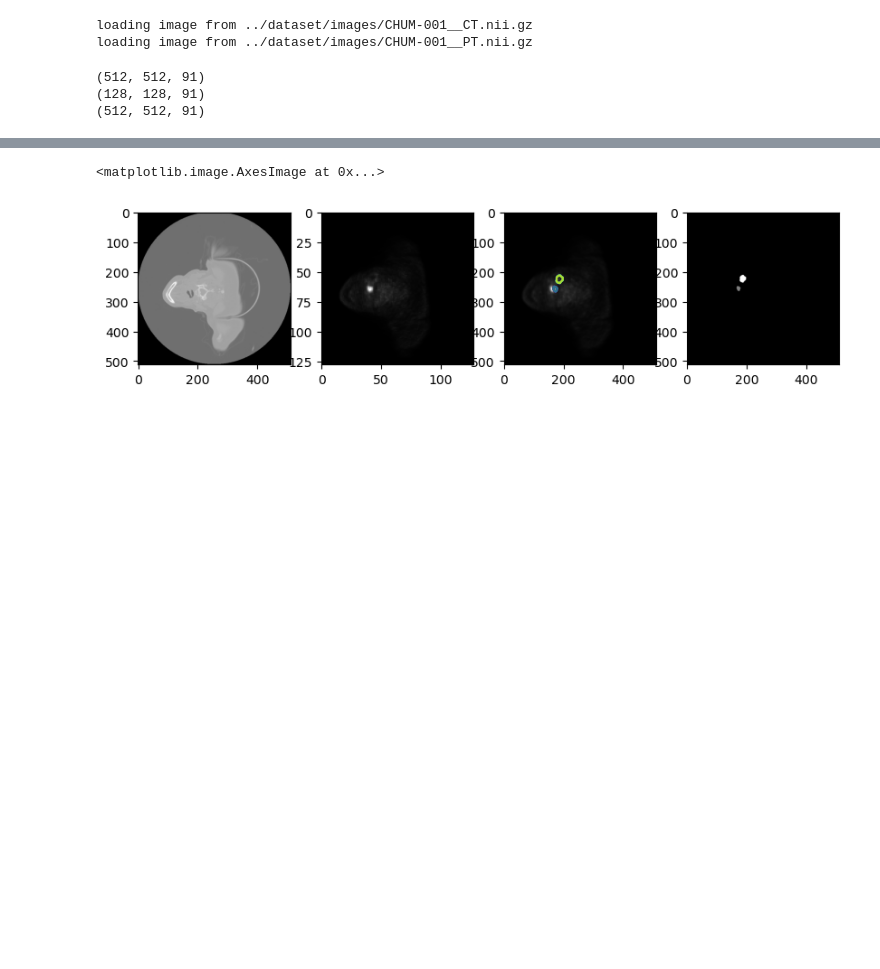
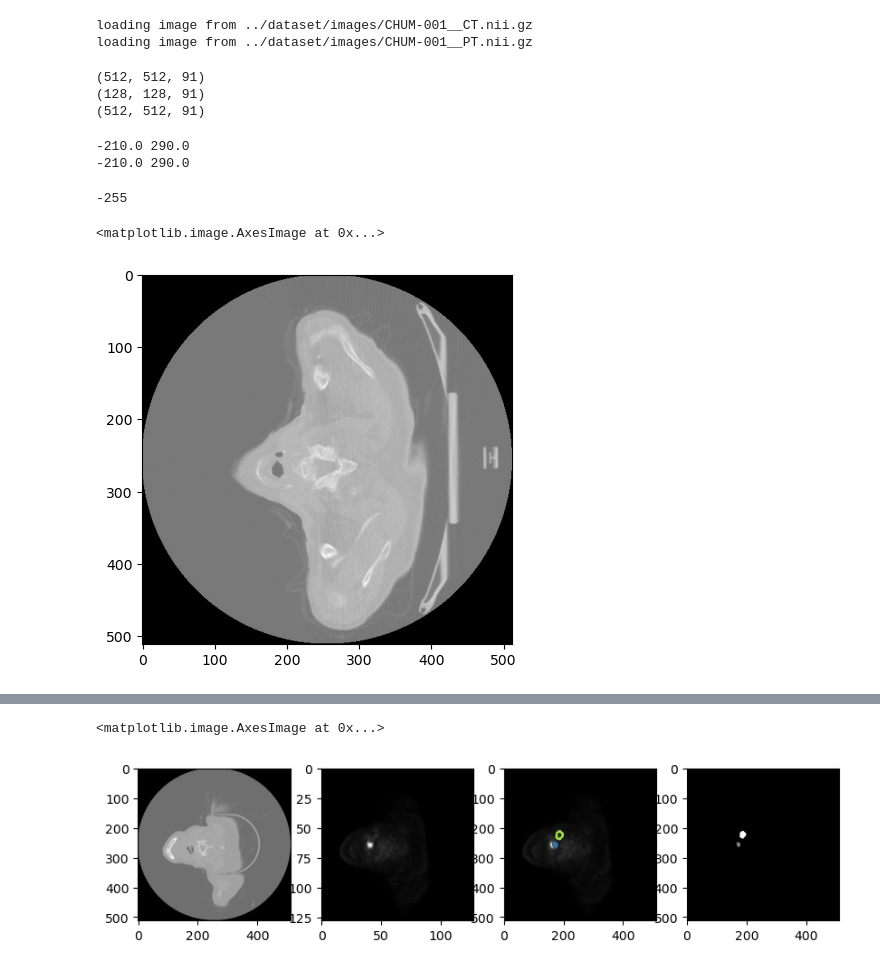
Before and after one commit to ahmedqasem/nii_data, a Jupyter notebook: notebooks/sandbox_resample image.ipynb, the cells around one changed output, grey strips where cells are left out. Drawn from its saved outputs; the diff is of its cells as text; code cells hidden in the pictures; blank space fills up the shorter version.

```diff
--- a/notebooks/sandbox_resample image.ipynb
+++ b/notebooks/sandbox_resample image.ipynb
@@ -38,0 +56,14 @@ print(orig_mask.shape)
+# %%
+print(np.min(ct), np.max(ct))
+print(np.min(ct2), np.max(ct2))
+
+0 - 255
+# %% [output]
+-210.0 290.0
+-210.0 290.0
+-255
+# %%
+plt.imshow(orig_CT_image[:,:,19], cmap='gray')
+# %% [output]
+<matplotlib.image.AxesImage at 0x...>
+[figure, added]
```
Also changed, not shown: parts of 2 cells of this notebook, 5 other files.
